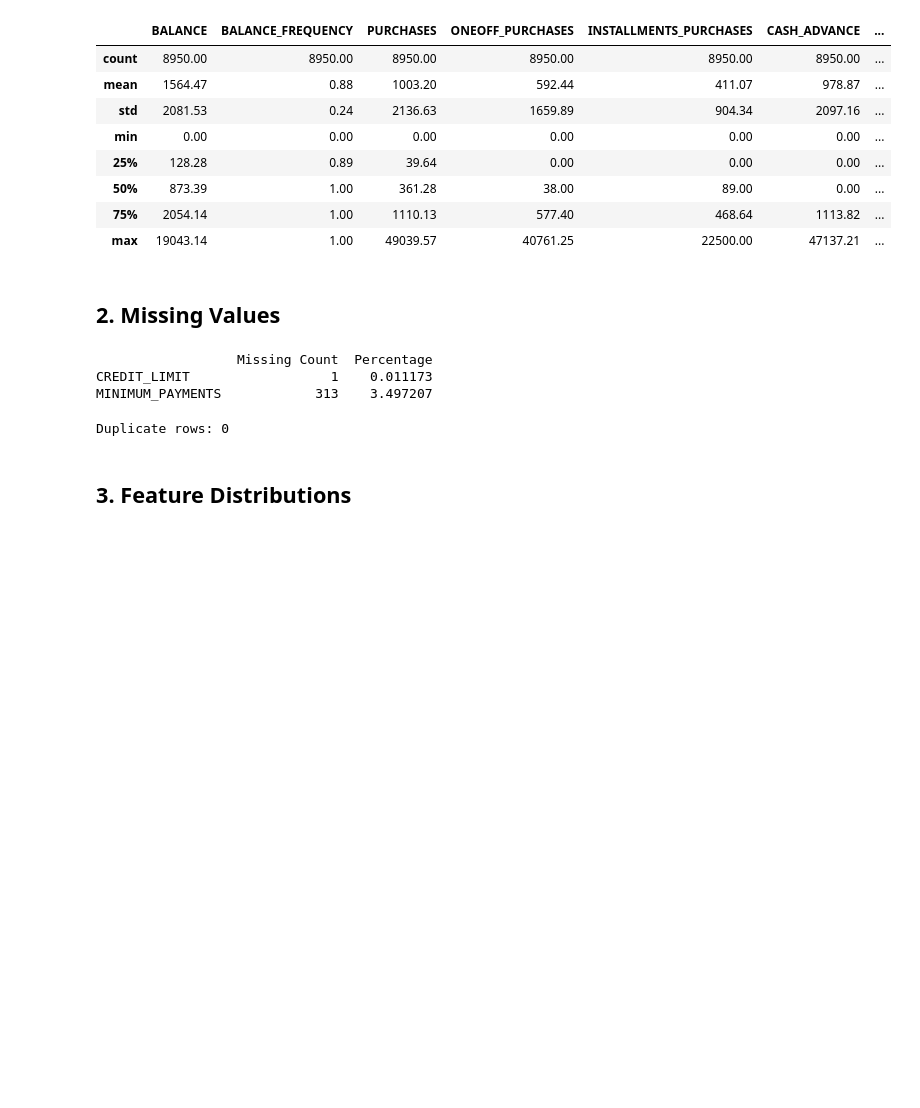
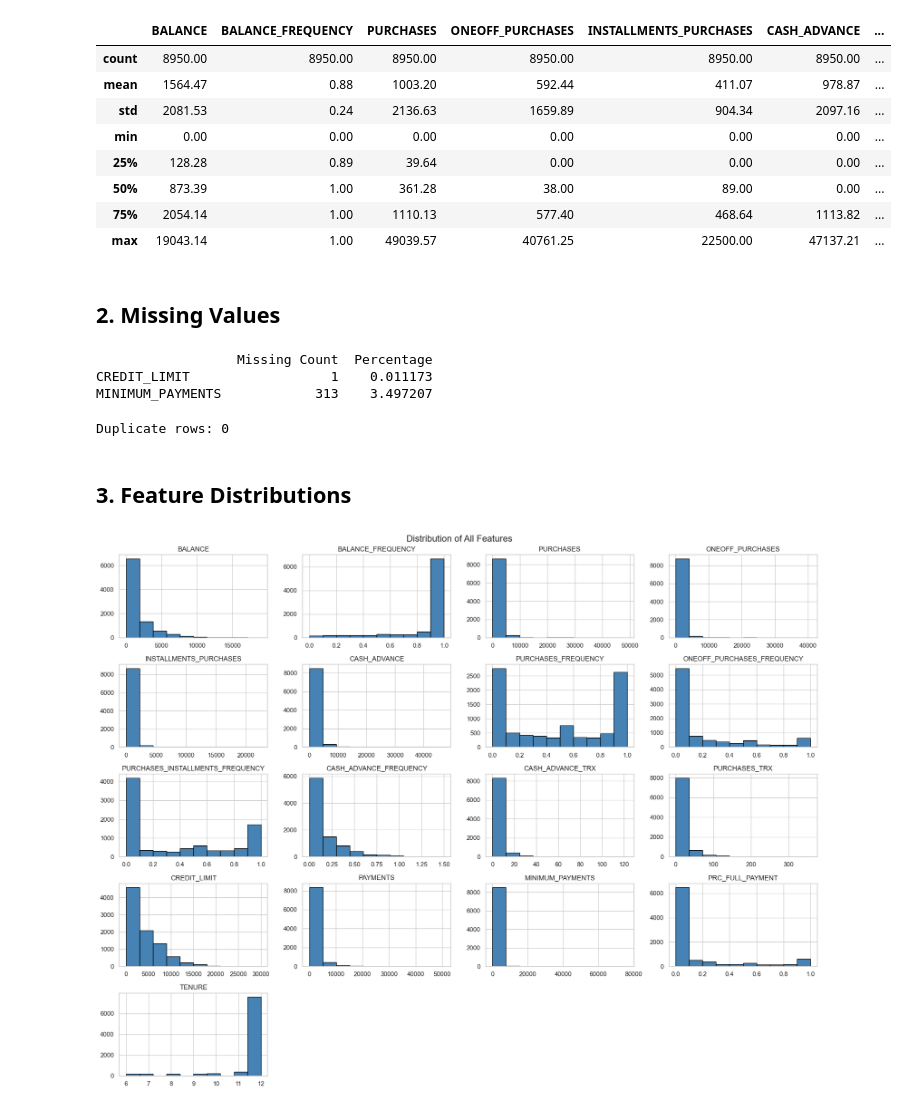
Before and after one commit to afnanyoosuf/credit-card-behavior-segmentation, a Jupyter notebook: notebook/project_analysis.ipynb, the cells around one changed output. Cells and saved outputs as stored; diff of their text form; code cells hidden in the pictures; blank space fills up the shorter version.

Commit message:
done feature distributions,checking the outliers and correlation between features written the Observations

```diff
--- a/notebook/project_analysis.ipynb
+++ b/notebook/project_analysis.ipynb
@@ -92,3 +92,10 @@ print("Duplicate rows:",df.duplicated().sum())
 Duplicate rows: 0
 # %% [markdown]
 ## 3. Feature Distributions
+# %%
+df.drop('CUST_ID',axis=1).hist(figsize=(18,14),color='steelblue',edgecolor='black')
+plt.suptitle('Distribution of All Features',fontsize = 16)
+plt.tight_layout()
+plt.savefig(r"C:\Users\user\OneDrive\Desktop\ML\Credit Card\outputs\reports\feature_distributions.png")
+# %% [output]
+[figure, added]
```
Also changed, not shown: parts of 5 cells of this notebook.
